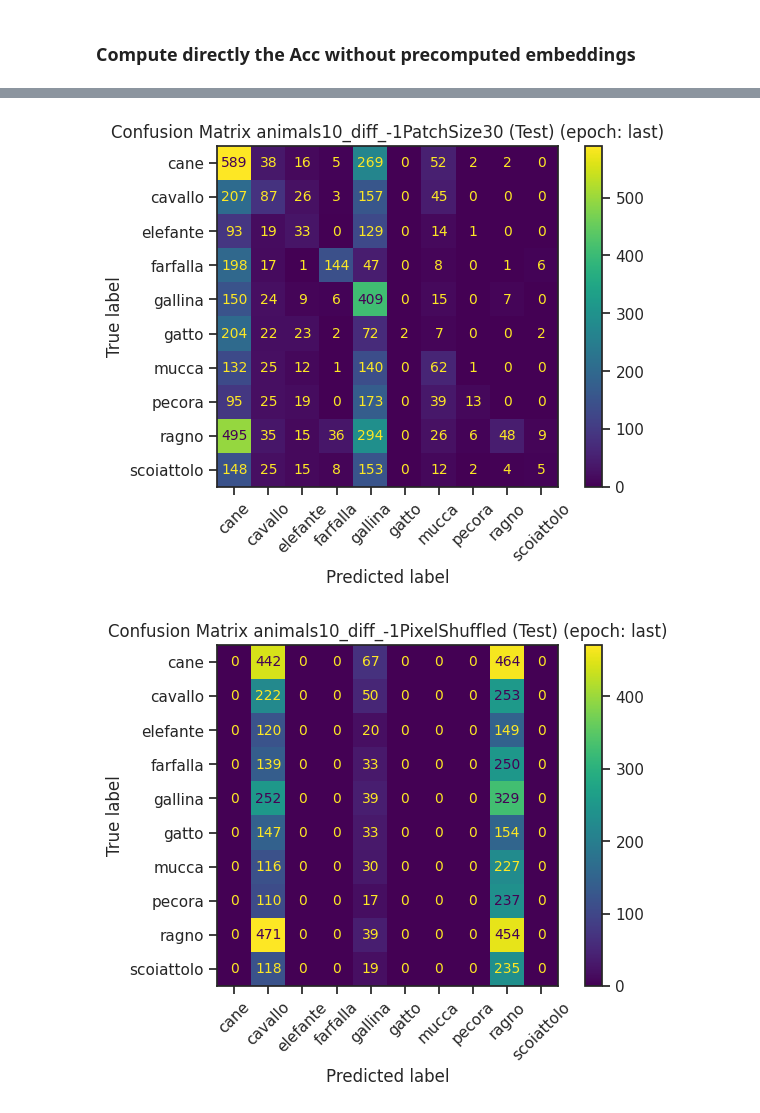
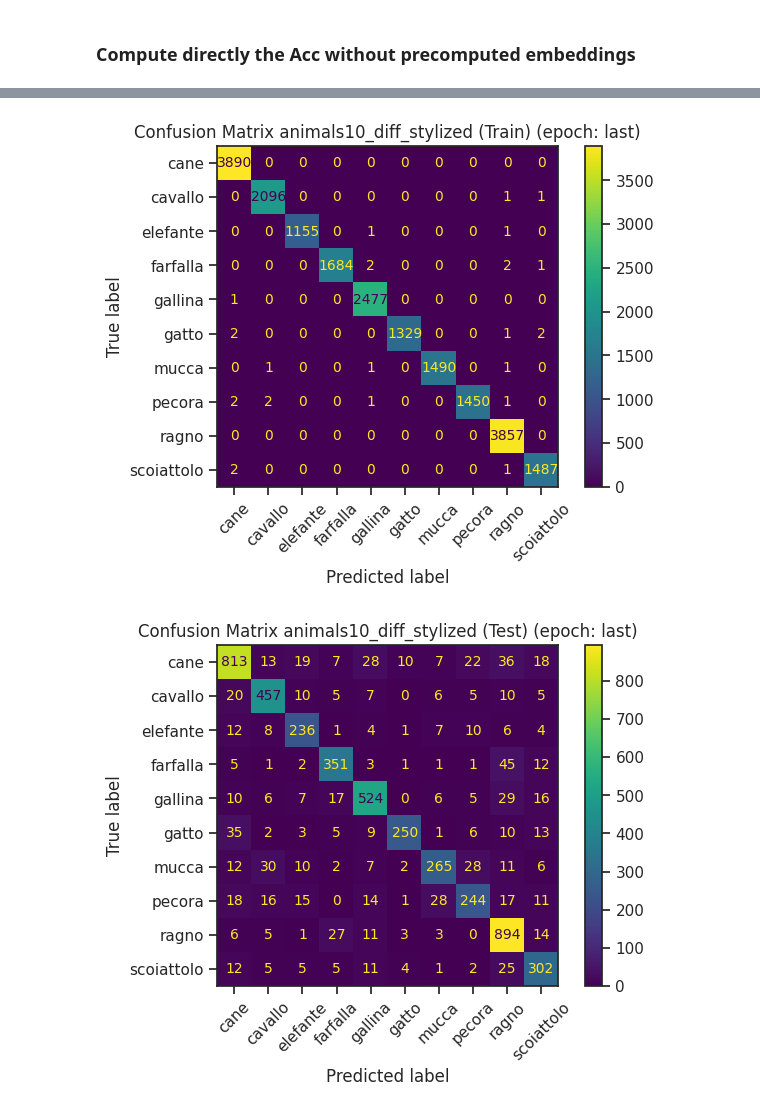
Before and after one commit to Thomas-Gottwald/SupContrastShape, a Jupyter notebook: validation.ipynb, the cells around one changed output, grey strips where cells are left out. Drawn from its saved outputs; the diff is of its cells as text; code cells hidden in the pictures.

Commit message:
eval SupCon_factor orig+stylize and some image selection

```diff
--- a/validation.ipynb
+++ b/validation.ipynb
@@ -31,10 +31,10 @@ print(df_modelNames.to_markdown(index=False))
 | SupCon_city_classification_original+diff_cAugSameSAug                                 |
 | SupCon_city_classification_original_allAug                                            |
 # %%
-cuda_device = 0
+cuda_device = 1
 tsenecuda_venv = "/home/tgottwald/tsnecuda_venv/"
 
-root_model = models_dict["SupCon_animals10_diff_-1+adaINtexture_cAugSameSAug"][0]
+root_model = models_dict["SupCon_20.0_animals10_diff_-1+stylized_cAugSameSAug"][0]
 
 dataset_classifier = ""
 
@@ -230,7 +230,7 @@ Train: acc=71.67, acc_b=69.45
 # %%
 from networks.resnet_big import SupCEResNet
 
-dataset_val_list = ["animals10_diff_4000", "animals10_diff_8000", "animals10_diff_adaINtexture", "animals10_diff_-1PatchSize30", "animals10_diff_-1PixelShuffled"]
+dataset_val_list = ["animals10_diff_-1", "animals10_diff_4000", "animals10_diff_8000", "animals10_diff_stylized", "animals10_diff_-1PatchSize30"]
 
 save_results = True
 evaluate_trainingsdata = True
@@ -311,2 +312,2 @@ animals10_diff_-1PixelShuffled
-[figure, old version]
+[figure, new version]
-[figure, old version]
+[figure, new version]
```
Also changed, not shown: parts of 4 cells of this notebook, 6 other files.
